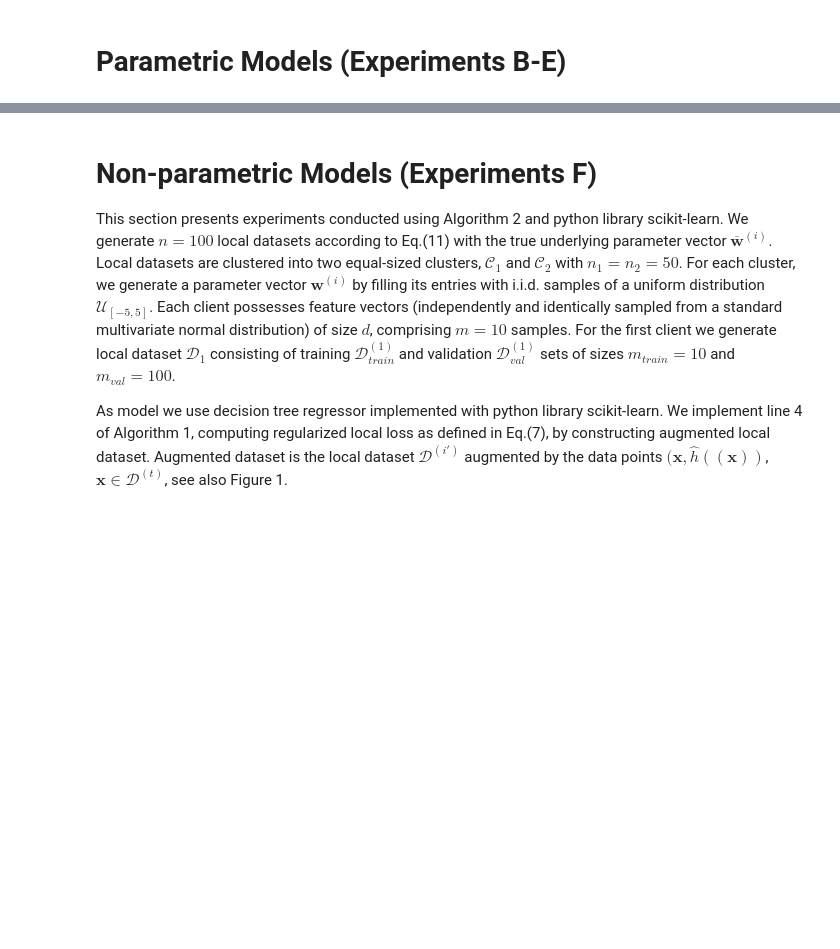
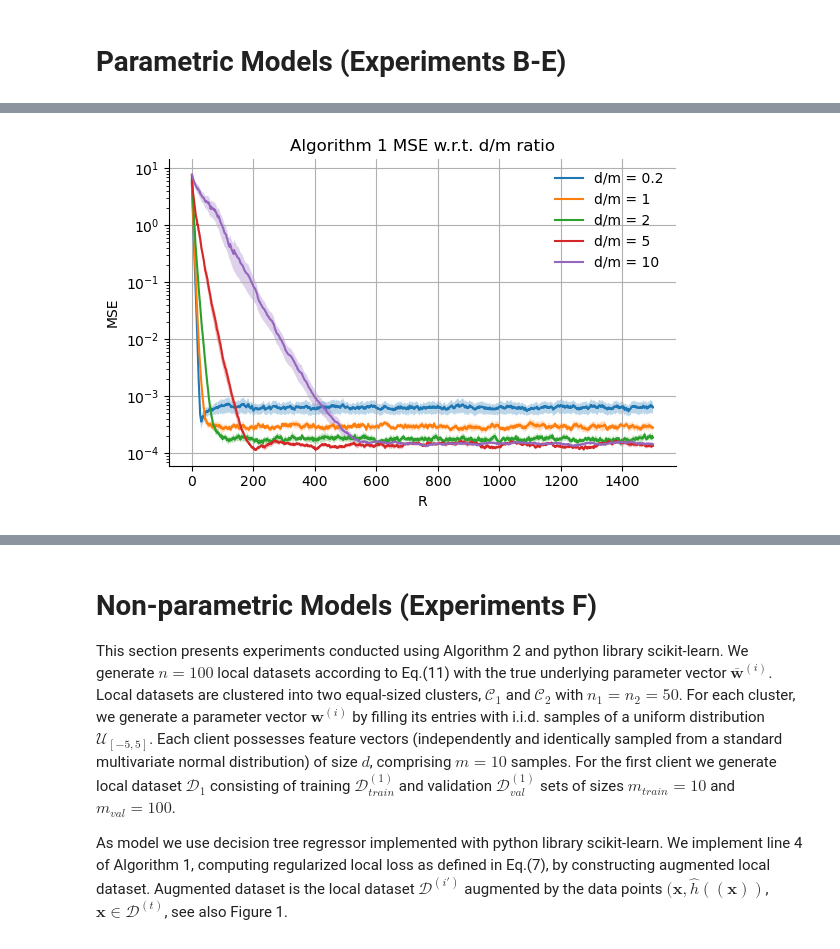
Before and after one commit to shamPJ/PersFL, a Jupyter notebook: persFL.ipynb, the cells around one changed output, grey strips where cells are left out. Cells and saved outputs as stored; diff of their text form; code cells hidden in the pictures; blank space fills up the shorter version.

```diff
--- a/persFL.ipynb
+++ b/persFL.ipynb
@@ -272,0 +337,48 @@ if save_data:
+# %%
+#----------------Balanced clustered dataset (|C_1|=|C_2|=50)---------------------#
+n_clusters = 2           # n.o. clusters
+n_i        = [50, 50]    # n.o. local datasets per cluster
+m_i        = 10          # n.o. samples in local dataset
+dims       = [2, 10, 20, 50, 100]    # d, dimentionality of the feature vector
+eta        = 0.05        # learning rate
+R          = 1500        # n.o. iterations
+sigma      = 0.1         # noise
+S          = 20          # batch size
+reps       = 10          # repeatitions of the experiment
+# %%
+# Algo 1 with different d/m ratio
+def experiment(n_clusters, n_i, m_i, dims, eta, R, sigma, S):
+
+    mse = np.zeros((len(dims), R))
+    for i, d in enumerate(dims):
+        ds_train, ds_val, cluster_labels, true_weights = gen_ds(n_clusters, n_i, m_i, d, sigma)
+        mse[i], _ = train(ds_train, cluster_labels, true_weights, R, eta, S)
+    return mse
+
+mse_reps = np.zeros((reps, len(dims), R))
+for r in range(reps):
+   mse_reps[r] = experiment(n_clusters, n_i, m_i, dims, eta, R, sigma, S)
+
+# Compute mean and SEM across reps
+mean_mse = np.mean(mse_reps, axis=0)
+sem_mse  = np.std(mse_reps, axis=0, ddof=1) / np.sqrt(reps)
+
+# Plot with shaded error bars (mean ± SEM)
+labels = ['d/m = 0.2', 'd/m = 1', 'd/m = 2', 'd/m = 5', 'd/m = 10']
+plt.figure(figsize=(6, 4))
+x = np.arange(R)
+
+for i in range(len(dims)):
+    plt.plot(x, mean_mse[i], label=labels[i])
+    plt.fill_between(x, mean_mse[i] - sem_mse[i], mean_mse[i] + sem_mse[i], alpha=0.3)
+
+plt.xlabel('R')
+plt.ylabel('MSE')
+plt.yscale('log')
+plt.legend(frameon=False)
+plt.title('Algorithm 1 MSE w.r.t. d/m ratio')
+plt.grid(True)
+plt.tight_layout()
+plt.show()
+# %% [output]
+[figure, added]
```
Also changed, not shown: parts of 142 cells of this notebook.
